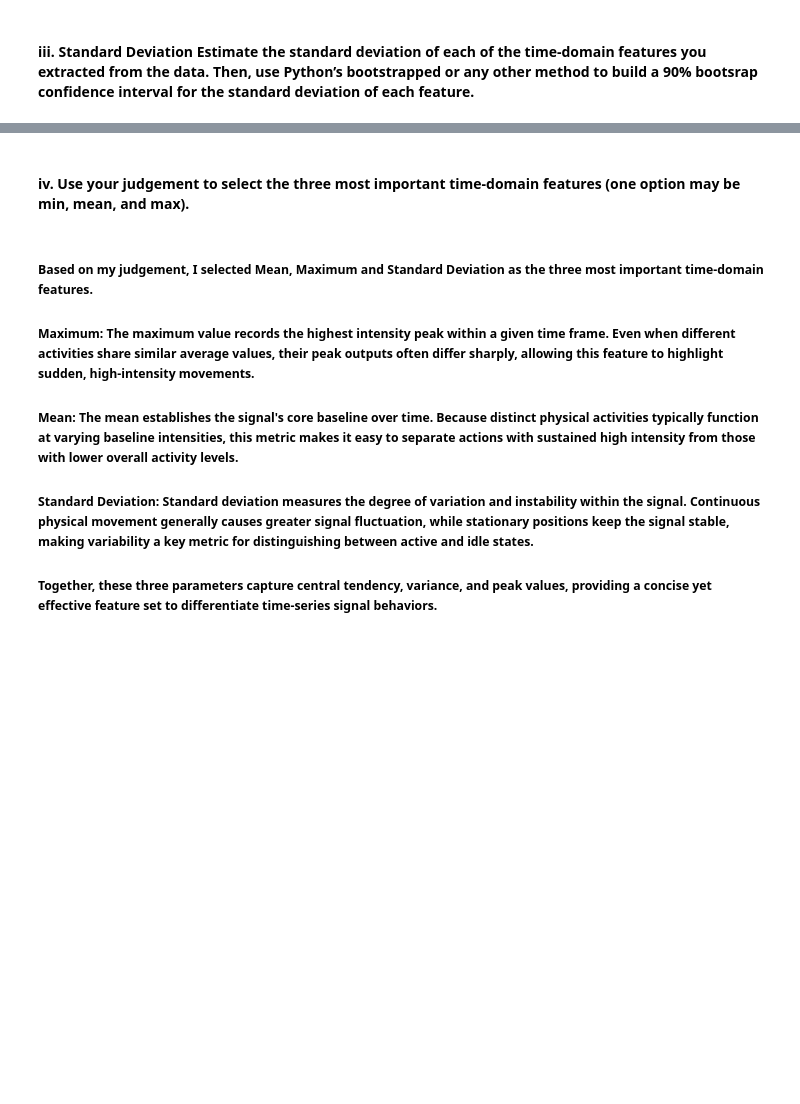
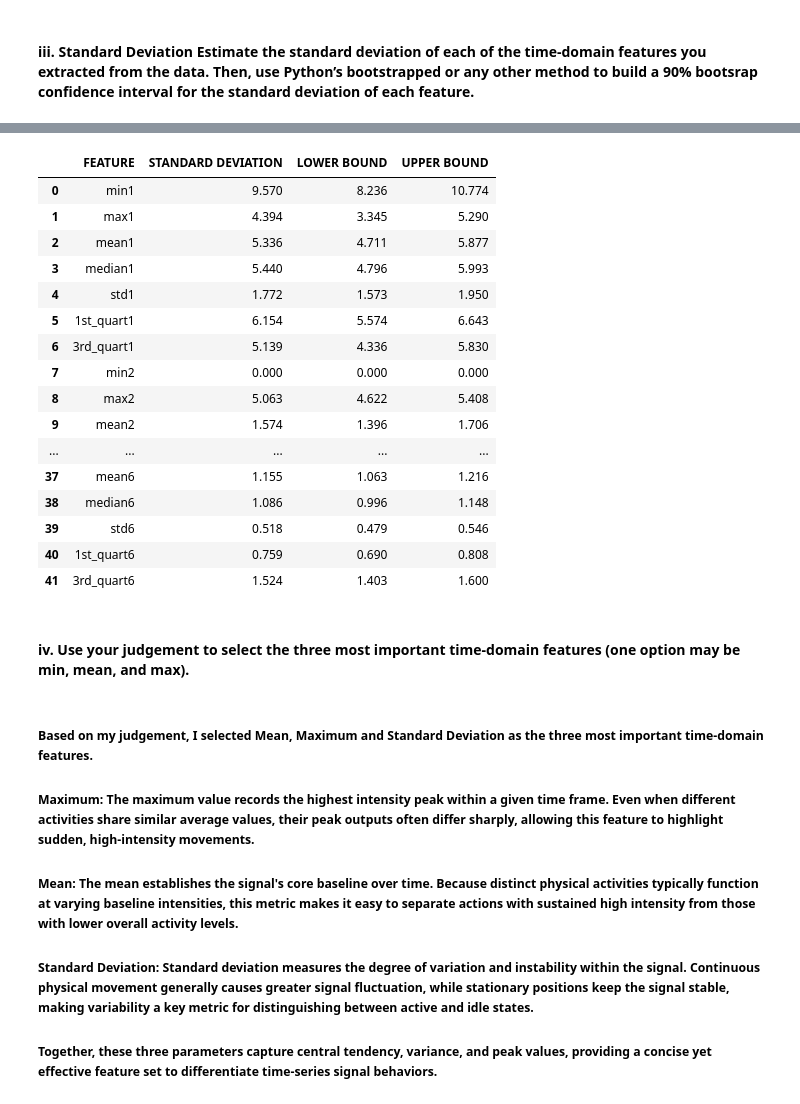
Before and after one commit to karantimmala/Timmala_Karan_HW3, a Jupyter notebook: notebook/Timmala_Karan_HW3.ipynb, the cells around one changed output, grey strips where cells are left out. Cells and saved outputs as stored; diff of their text form; code cells hidden in the pictures; blank space fills up the shorter version.

```diff
--- a/notebook/Timmala_Karan_HW3.ipynb
+++ b/notebook/Timmala_Karan_HW3.ipynb
@@ -340,3 +376,57 @@ boot_res
+# %%
+def compute_bootstrap_bounds(arr_data, total_samples=10000, init_seed=42):
+    """Calculates a 90% bootstrap confidence interval for standard deviation using empirical resampling."""
+    rnd_engine = np.random.default_rng(init_seed)
+    stat_array = np.empty(total_samples)
+    for idx in range(total_samples):
+        resample_subset = rnd_engine.choice(
+            arr_data,
+            size=len(arr_data),
+            replace=True
+        )
+        stat_array[idx] = np.std(resample_subset, ddof=1)
+    lower_limit = np.percentile(stat_array, 5)
+    upper_limit = np.percentile(stat_array, 95)
+    return lower_limit, upper_limit
+
+ci_records = []
+
+# Generate bootstrap intervals for each extracted time-domain feature
+for pos_idx, col_name in enumerate(generated_feature_names):
+    column_array = extracted_features[col_name].to_numpy()
+    sample_std_dev = np.std(column_array, ddof=1)
+    lower_val, upper_val = compute_bootstrap_bounds(
+        column_array,
+        total_samples=10000,
+        init_seed=42 + pos_idx
+    )
+    ci_records.append({
+        "FEATURE": col_name,
+        "STANDARD DEVIATION": sample_std_dev,
+        "LOWER BOUND": lower_val,
+        "UPPER BOUND": upper_val
+    })
+bootstrap_summary_df = pd.DataFrame(ci_records)
+bootstrap_summary_df = bootstrap_summary_df.round(3)
+bootstrap_summary_df
+# %% [output]
+|  | FEATURE | STANDARD DEVIATION | LOWER BOUND | UPPER BOUND |
+| 0 | min1 | 9.570 | 8.236 | 10.774 |
+| 1 | max1 | 4.394 | 3.345 | 5.290 |
+| 2 | mean1 | 5.336 | 4.711 | 5.877 |
+| 3 | median1 | 5.440 | 4.796 | 5.993 |
+| 4 | std1 | 1.772 | 1.573 | 1.950 |
+| 5 | 1st_quart1 | 6.154 | 5.574 | 6.643 |
+| 6 | 3rd_quart1 | 5.139 | 4.336 | 5.830 |
+| 7 | min2 | 0.000 | 0.000 | 0.000 |
+| 8 | max2 | 5.063 | 4.622 | 5.408 |
+| 9 | mean2 | 1.574 | 1.396 | 1.706 |
+| ... | ... | ... | ... | ... |
+| 37 | mean6 | 1.155 | 1.063 | 1.216 |
+| 38 | median6 | 1.086 | 0.996 | 1.148 |
+| 39 | std6 | 0.518 | 0.479 | 0.546 |
+| 40 | 1st_quart6 | 0.759 | 0.690 | 0.808 |
+| 41 | 3rd_quart6 | 1.524 | 1.403 | 1.600 |
 # %% [markdown]
 #### iv. Use your judgement to select the three most important time-domain features (one option may be min, mean, and max).
 # %% [markdown]
```
Also changed, not shown: parts of 11 cells of this notebook.
